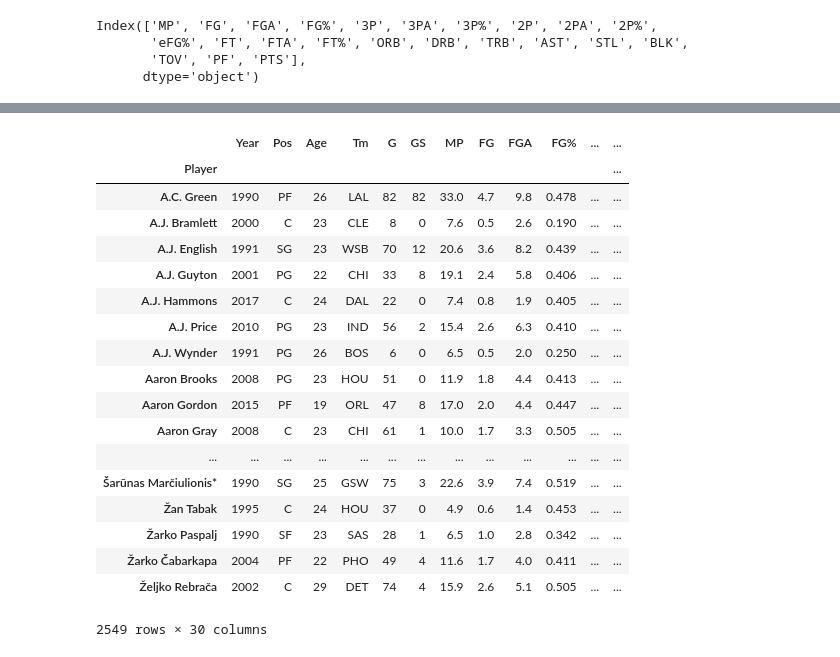
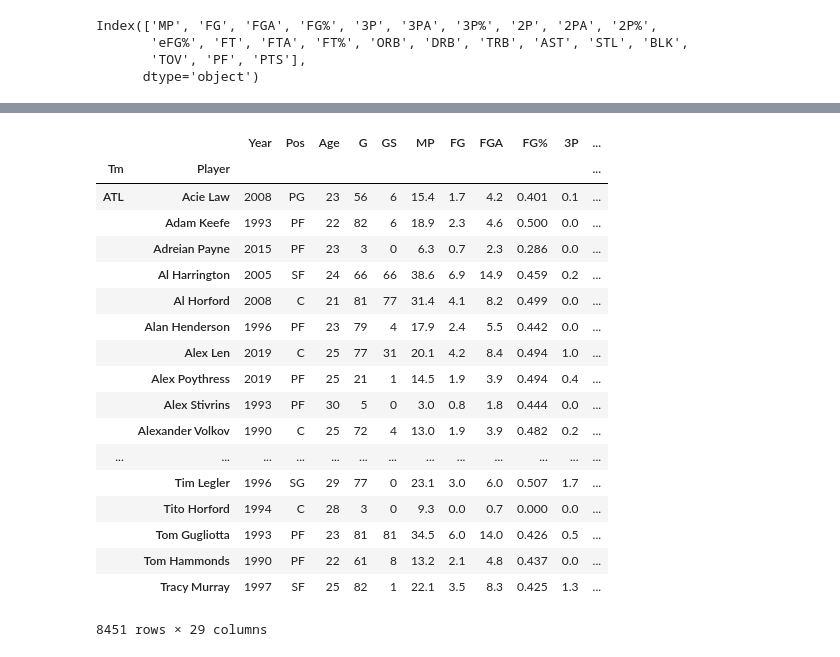
Before and after one commit to andrewfrilot/NBA_Scout, a Jupyter notebook: iPython_Notebooks/Data Scraping_Cleaning(Ovais).ipynb, the cells around one changed output, grey strips where cells are left out. Saved outputs shown, nothing was run; the diff lists cells and outputs as text; code cells hidden in the pictures.

```diff
--- a/iPython_Notebooks/Data Scraping_Cleaning(Ovais).ipynb
+++ b/iPython_Notebooks/Data Scraping_Cleaning(Ovais).ipynb
@@ -595,12 +585,12 @@ Index(['MP', 'FG', 'FGA', 'FG%', '3P', '3PA', '3P%', '2P', '2PA', '2P%',
 #Loop over DataFrame to change the values
 
 for col in nba_stats_cols:
-    string_check = is_string_dtype(NBA_df[series])
+    string_check = is_string_dtype(NBA_df[col])
     #Verify if the value is a string, if it is convert to float
     if string_check == True:
         print(string_check)
         NBA_df[col] = pd.to_numeric(NBA_df[col])
-        NCAA_df[series] = NCAA_df[series].fillna(0)
+        NBA_df[col] = NBA_df[col].fillna(0)
 # %% [output]
 True
 True
@@ -623,3 +613,17 @@ True
 #Calculate PER
 
 NBA_df["PER"] = NBA_df.apply(lambda row : per(row), axis = 1)
+# %%
+#normalize names with astriks at the end
+
+
+def astriks (row):
+    name = row
+
+    if name[-1] == "*":
+        name = name[0:-1]
+        return name
+    else:
+        return name
+# %%
+NBA_df["Player"] = NBA_df["Player"].apply(lambda x: astriks(x))
@@ -630,28 +644,28 @@ NBA_df.to_csv("NBA_clean.csv")
 # %%
 #Group data by player
 
-NBA_grouped = NBA_df.groupby("Player")
+NBA_grouped = NBA_df.groupby(["Tm", "Player"])
 NBA_grouped.first()
 # %% [output]
-|  | Year | Pos | Age | Tm | G | GS | MP | FG | FGA | FG% | ... | ... |
-| Player |  |  |  |  |  |  |  |  |  |  |  | ... |
-| A.C. Green | 1990 | PF | 26 | LAL | 82 | 82 | 33.0 | 4.7 | 9.8 | 0.478 | ... | ... |
-| A.J. Bramlett | 2000 | C | 23 | CLE | 8 | 0 | 7.6 | 0.5 | 2.6 | 0.190 | ... | ... |
-| A.J. English | 1991 | SG | 23 | WSB | 70 | 12 | 20.6 | 3.6 | 8.2 | 0.439 | ... | ... |
-| A.J. Guyton | 2001 | PG | 22 | CHI | 33 | 8 | 19.1 | 2.4 | 5.8 | 0.406 | ... | ... |
-| A.J. Hammons | 2017 | C | 24 | DAL | 22 | 0 | 7.4 | 0.8 | 1.9 | 0.405 | ... | ... |
-| A.J. Price | 2010 | PG | 23 | IND | 56 | 2 | 15.4 | 2.6 | 6.3 | 0.410 | ... | ... |
-| A.J. Wynder | 1991 | PG | 26 | BOS | 6 | 0 | 6.5 | 0.5 | 2.0 | 0.250 | ... | ... |
-| Aaron Brooks | 2008 | PG | 23 | HOU | 51 | 0 | 11.9 | 1.8 | 4.4 | 0.413 | ... | ... |
-| Aaron Gordon | 2015 | PF | 19 | ORL | 47 | 8 | 17.0 | 2.0 | 4.4 | 0.447 | ... | ... |
-| Aaron Gray | 2008 | C | 23 | CHI | 61 | 1 | 10.0 | 1.7 | 3.3 | 0.505 | ... | ... |
+|  |  | Year | Pos | Age | G | GS | MP | FG | FGA | FG% | 3P | ... |
+| Tm | Player |  |  |  |  |  |  |  |  |  |  | ... |
+| ATL | Acie Law | 2008 | PG | 23 | 56 | 6 | 15.4 | 1.7 | 4.2 | 0.401 | 0.1 | ... |
+|  | Adam Keefe | 1993 | PF | 22 | 82 | 6 | 18.9 | 2.3 | 4.6 | 0.500 | 0.0 | ... |
+|  | Adreian Payne | 2015 | PF | 23 | 3 | 0 | 6.3 | 0.7 | 2.3 | 0.286 | 0.0 | ... |
+|  | Al Harrington | 2005 | SF | 24 | 66 | 66 | 38.6 | 6.9 | 14.9 | 0.459 | 0.2 | ... |
+|  | Al Horford | 2008 | C | 21 | 81 | 77 | 31.4 | 4.1 | 8.2 | 0.499 | 0.0 | ... |
+|  | Alan Henderson | 1996 | PF | 23 | 79 | 4 | 17.9 | 2.4 | 5.5 | 0.442 | 0.0 | ... |
+|  | Alex Len | 2019 | C | 25 | 77 | 31 | 20.1 | 4.2 | 8.4 | 0.494 | 1.0 | ... |
+|  | Alex Poythress | 2019 | PF | 25 | 21 | 1 | 14.5 | 1.9 | 3.9 | 0.494 | 0.4 | ... |
+|  | Alex Stivrins | 1993 | PF | 30 | 5 | 0 | 3.0 | 0.8 | 1.8 | 0.444 | 0.0 | ... |
+|  | Alexander Volkov | 1990 | C | 25 | 72 | 4 | 13.0 | 1.9 | 3.9 | 0.482 | 0.2 | ... |
 | ... | ... | ... | ... | ... | ... | ... | ... | ... | ... | ... | ... | ... |
-| Šarūnas Marčiulionis* | 1990 | SG | 25 | GSW | 75 | 3 | 22.6 | 3.9 | 7.4 | 0.519 | ... | ... |
-| Žan Tabak | 1995 | C | 24 | HOU | 37 | 0 | 4.9 | 0.6 | 1.4 | 0.453 | ... | ... |
-| Žarko Paspalj | 1990 | SF | 23 | SAS | 28 | 1 | 6.5 | 1.0 | 2.8 | 0.342 | ... | ... |
-| Žarko Čabarkapa | 2004 | PF | 22 | PHO | 49 | 4 | 11.6 | 1.7 | 4.0 | 0.411 | ... | ... |
-| Željko Rebrača | 2002 | C | 29 | DET | 74 | 4 | 15.9 | 2.6 | 5.1 | 0.505 | ... | ... |
+|  | Tim Legler | 1996 | SG | 29 | 77 | 0 | 23.1 | 3.0 | 6.0 | 0.507 | 1.7 | ... |
+|  | Tito Horford | 1994 | C | 28 | 3 | 0 | 9.3 | 0.0 | 0.7 | 0.000 | 0.0 | ... |
+|  | Tom Gugliotta | 1993 | PF | 23 | 81 | 81 | 34.5 | 6.0 | 14.0 | 0.426 | 0.5 | ... |
+|  | Tom Hammonds | 1990 | PF | 22 | 61 | 8 | 13.2 | 2.1 | 4.8 | 0.437 | 0.0 | ... |
+|  | Tracy Murray | 1997 | SF | 25 | 82 | 1 | 22.1 | 3.5 | 8.3 | 0.425 | 1.3 | ... |
-2549 rows × 30 columns
+8451 rows × 29 columns
 # %%
 #Add PER to nba_stats_cols
 nba_stats_cols = list(nba_stats_cols)
```
Also changed, not shown: parts of 5 cells of this notebook, 4 other files.
